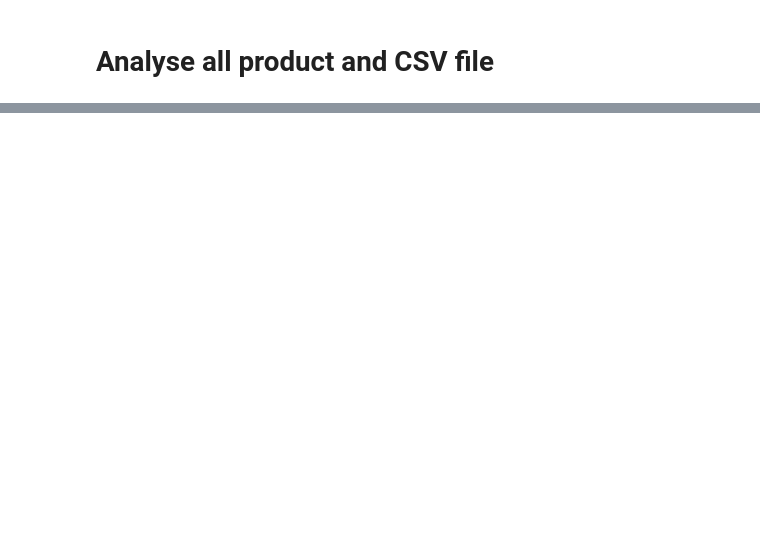
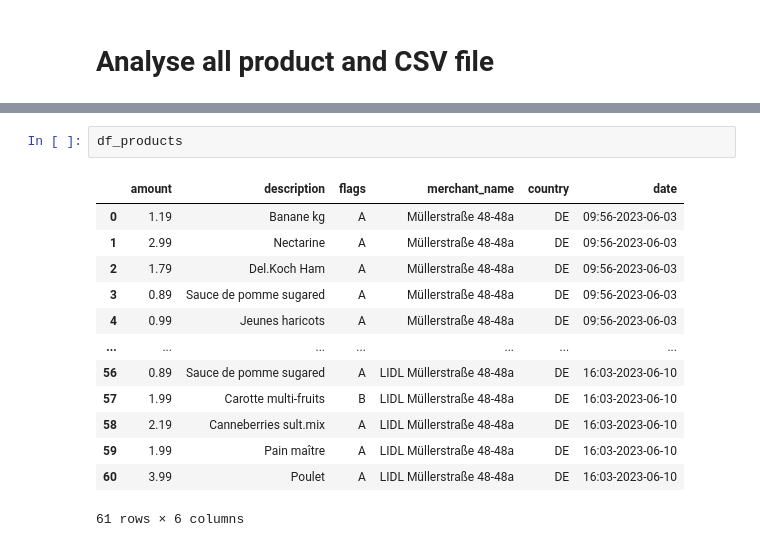
Before and after one commit to baptdev/receipt-ocr, a Jupyter notebook: python-receipt-ocr/notebook-receipt-OCR.ipynb, the cells around one changed output, grey strips where cells are left out. Cells and saved outputs as stored; diff of their text form; blank space fills up the shorter version.

```diff
--- a/python-receipt-ocr/notebook-receipt-OCR.ipynb
+++ b/python-receipt-ocr/notebook-receipt-OCR.ipynb
@@ -316,0 +323,16 @@ df_products.tail(10)
+# %%
+df_products
+# %% [output]
+|  | amount | description | flags | merchant_name | country | date |
+| 0 | 1.19 | Banane kg | A | Müllerstraße 48-48a | DE | 09:56-2023-06-03 |
+| 1 | 2.99 | Nectarine | A | Müllerstraße 48-48a | DE | 09:56-2023-06-03 |
+| 2 | 1.79 | Del.Koch Ham | A | Müllerstraße 48-48a | DE | 09:56-2023-06-03 |
+| 3 | 0.89 | Sauce de pomme sugared | A | Müllerstraße 48-48a | DE | 09:56-2023-06-03 |
+| 4 | 0.99 | Jeunes haricots | A | Müllerstraße 48-48a | DE | 09:56-2023-06-03 |
+| ... | ... | ... | ... | ... | ... | ... |
+| 56 | 0.89 | Sauce de pomme sugared | A | LIDL Müllerstraße 48-48a | DE | 16:03-2023-06-10 |
+| 57 | 1.99 | Carotte multi-fruits | B | LIDL Müllerstraße 48-48a | DE | 16:03-2023-06-10 |
+| 58 | 2.19 | Canneberries sult.mix | A | LIDL Müllerstraße 48-48a | DE | 16:03-2023-06-10 |
+| 59 | 1.99 | Pain maître | A | LIDL Müllerstraße 48-48a | DE | 16:03-2023-06-10 |
+| 60 | 3.99 | Poulet | A | LIDL Müllerstraße 48-48a | DE | 16:03-2023-06-10 |
+61 rows × 6 columns
```
Also changed, not shown: parts of 10 cells of this notebook, 1 other file.
